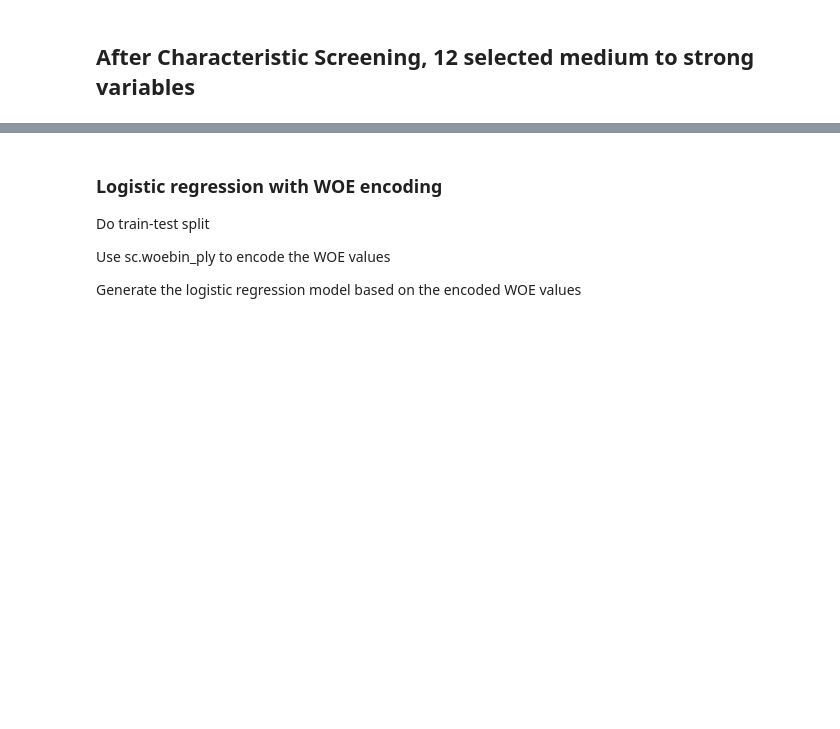
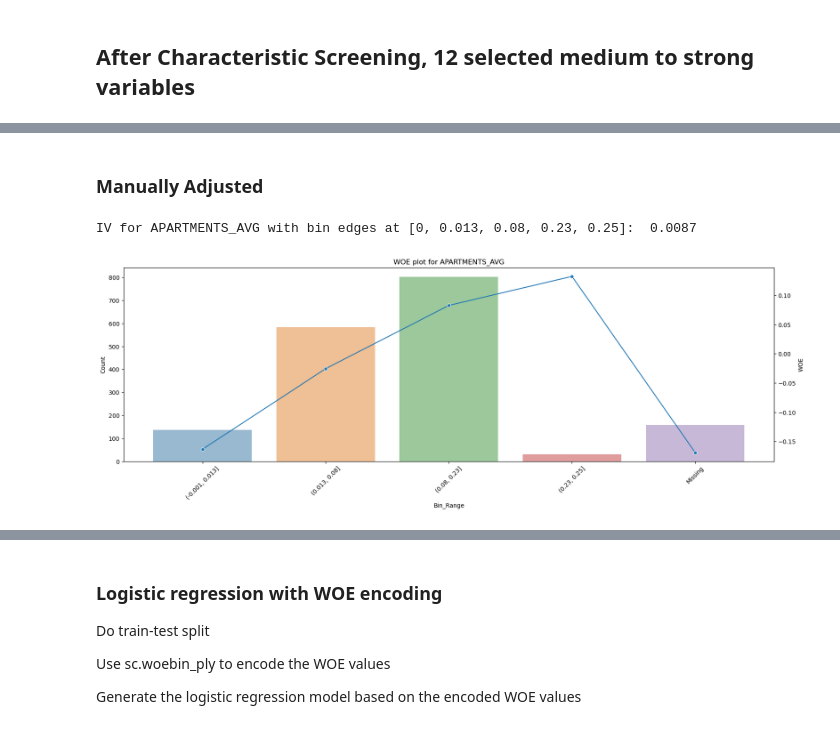
Before and after one commit to traveltheworldwithaflaskoftea/FA_Project, a Jupyter notebook: shiting_draft6.ipynb, the cells around one changed output, grey strips where cells are left out. Saved outputs shown, nothing was run; the diff lists cells and outputs as text; code cells hidden in the pictures; blank space fills up the shorter version.

```diff
--- a/shiting_draft6.ipynb
+++ b/shiting_draft6.ipynb
@@ -611,0 +698,7 @@ stronger_df_filtered_forsc = df_filtered_forsc[strongerPredictors_list]
+# %% [markdown]
+### Manually Adjusted
+# %%
+woe_iv_bin_edges(stronger_df_filtered_forsc, 'APARTMENTS_AVG', bin_edges= [0, 0.013, 0.08, 0.23, 0.25], show_woe=True)
+# %% [output]
+IV for APARTMENTS_AVG with bin edges at [0, 0.013, 0.08, 0.23, 0.25]:  0.0087
+[figure, added]
```
Also changed, not shown: parts of 30 cells of this notebook.
